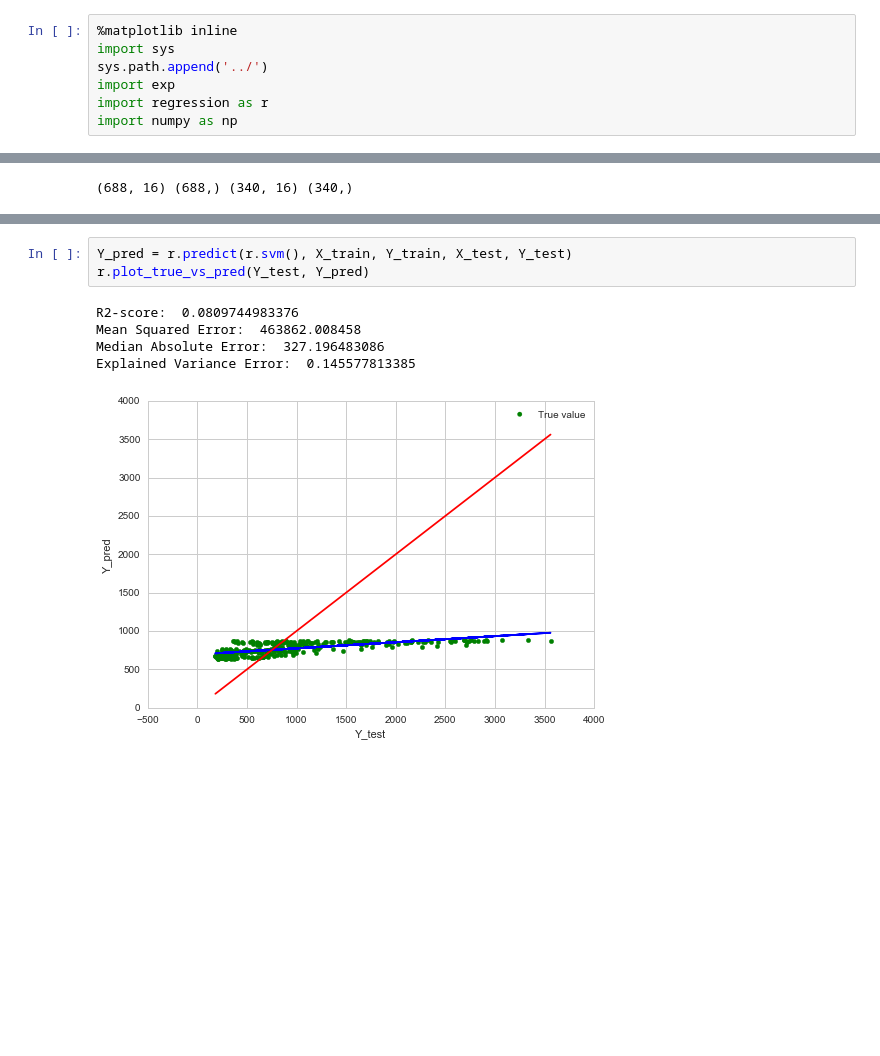
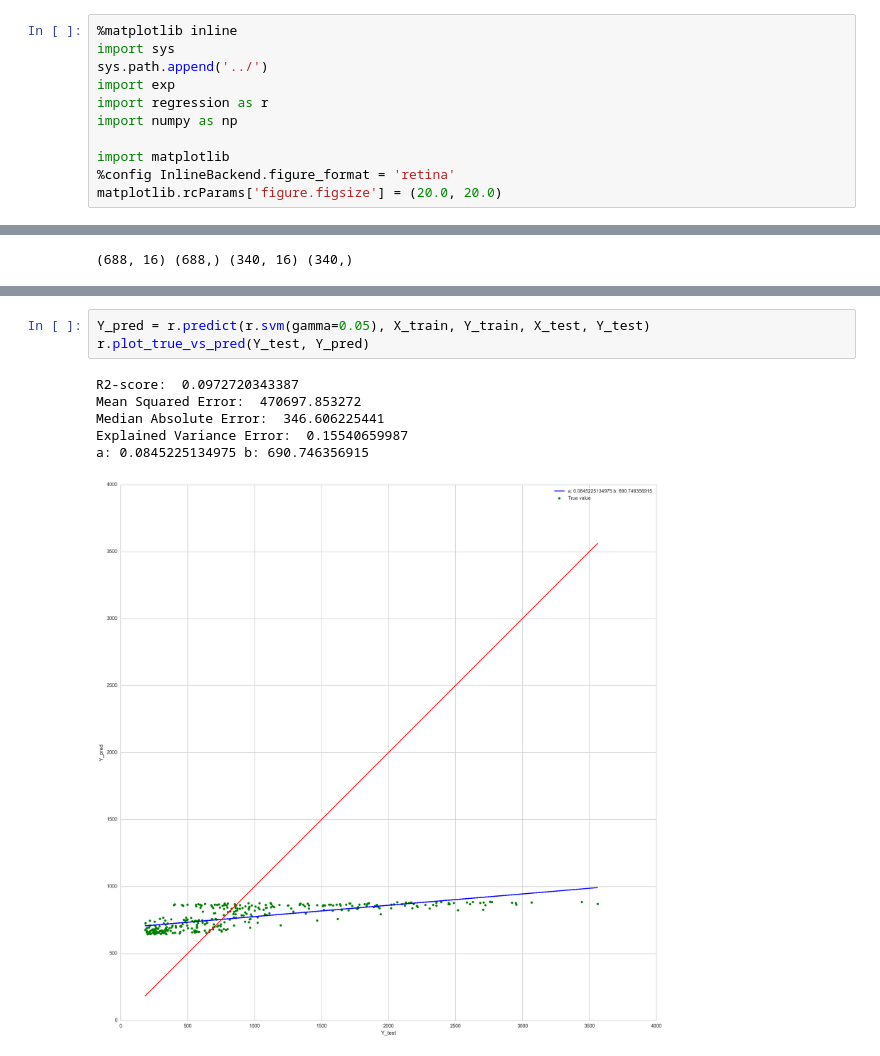
Before and after one commit to bsuper/biomet, a Jupyter notebook: notebooks/wp_ch4_predict.ipynb, the cells around one changed output, grey strips where cells are left out. Drawn from its saved outputs; the diff is of its cells as text; blank space fills up the shorter version.

```diff
--- a/notebooks/wp_ch4_predict.ipynb
+++ b/notebooks/wp_ch4_predict.ipynb
@@ -5,6 +5,10 @@ sys.path.append('../')
 import exp
 import regression as r
 import numpy as np
+
+import matplotlib
+%config InlineBackend.figure_format = 'retina'
+matplotlib.rcParams['figure.figsize'] = (20.0, 20.0)
 # %%
 df = exp.get_wp_energy_data()
 df["p-pet"] = df["precip"] - df["PET"]
@@ -67,10 +73,11 @@ Explained Variance Error:  0.865590649019
 # %%
-Y_pred = r.predict(r.svm(), X_train, Y_train, X_test, Y_test)
+Y_pred = r.predict(r.svm(gamma=0.05), X_train, Y_train, X_test, Y_test)
 r.plot_true_vs_pred(Y_test, Y_pred)
 # %% [output]
-R2-score:  0.0809744983376
-Mean Squared Error:  463862.008458
-Median Absolute Error:  327.196483086
-Explained Variance Error:  0.145577813385
+R2-score:  0.0972720343387
+Mean Squared Error:  470697.853272
+Median Absolute Error:  346.606225441
+Explained Variance Error:  0.15540659987
+a: 0.0845225134975 b: 690.746356915
-[figure, old version]
+[figure, new version]
 # %%
```
Also changed, not shown: parts of 3 cells of this notebook, 6 other files.
